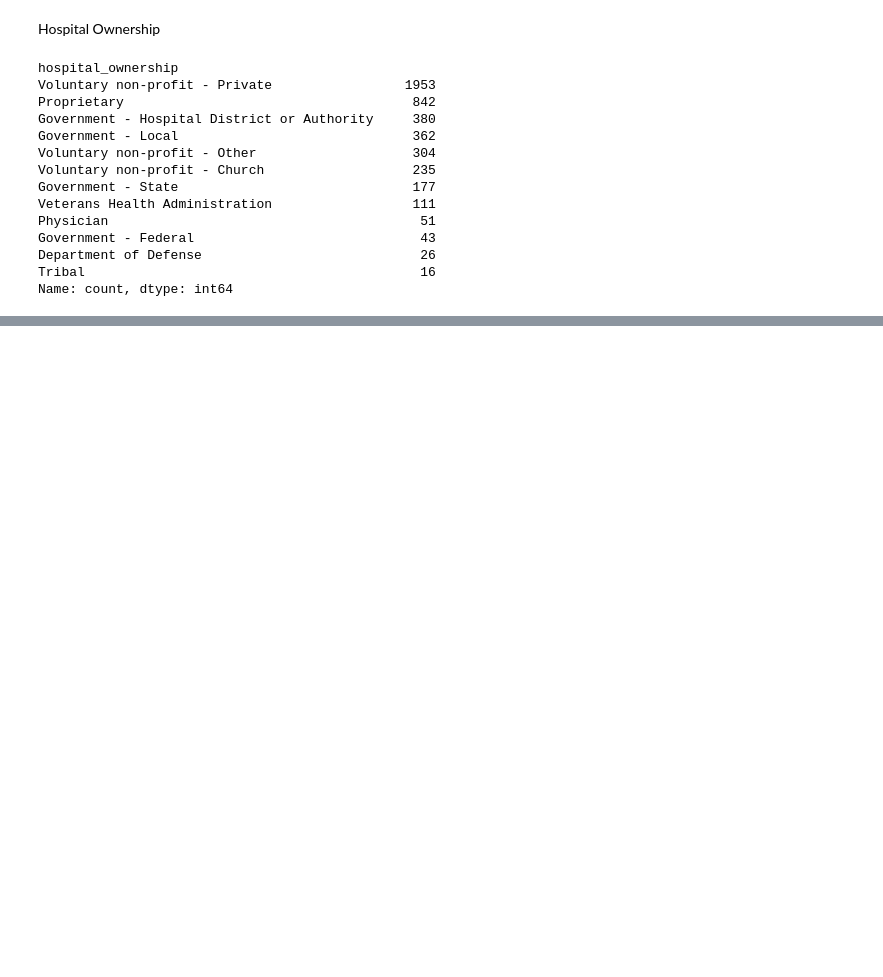
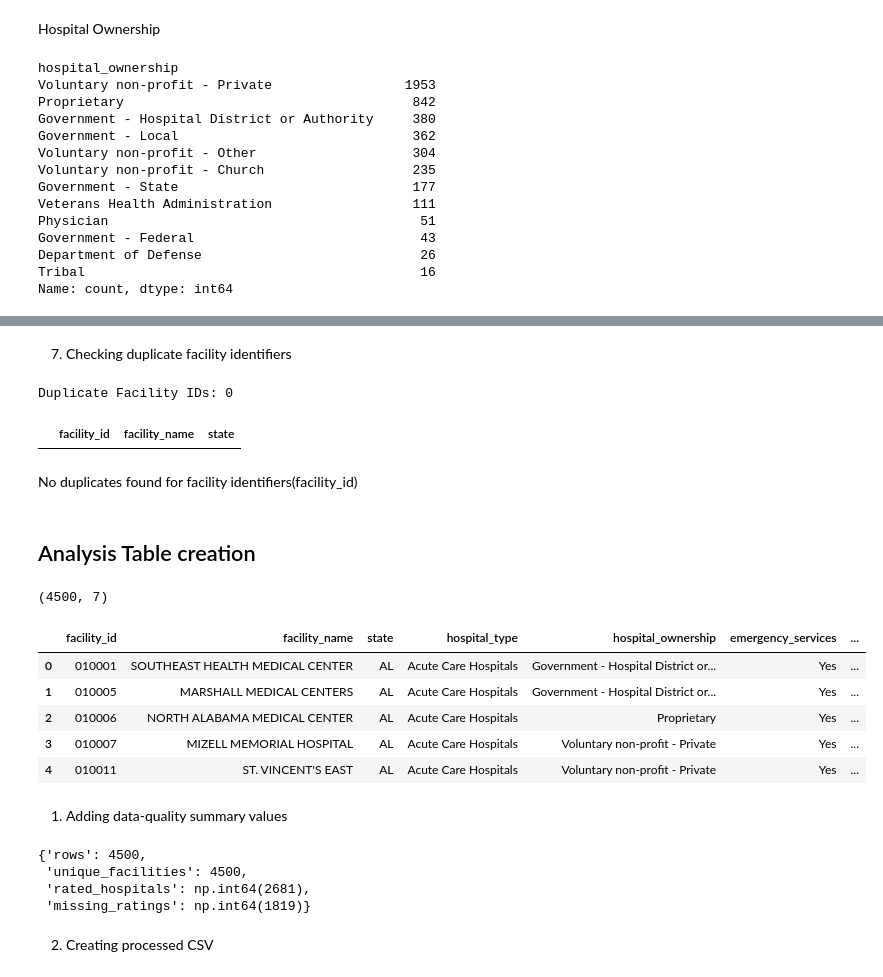
Before and after one commit to rtorresromero93/us-hospital-quality-analysis, a Jupyter notebook: notebooks/01_hospital_quality_analysis.ipynb, the cells around one changed output, grey strips where cells are left out. Saved outputs shown, nothing was run; the diff lists cells and outputs as text; code cells hidden in the pictures; blank space fills up the shorter version.

Commit message:
Clean and validate CMS hospital quality data

```diff
--- a/notebooks/01_hospital_quality_analysis.ipynb
+++ b/notebooks/01_hospital_quality_analysis.ipynb
@@ -291,0 +302,10 @@ Name: count, dtype: int64
+# %%
+df.columns=(
+    df.columns
+     .str.strip()
+     .str.lower()
+     .str.replace(r"[^a-z0-9]+","_",regex=True)
+     .str.strip("_")
+)
+
+df.columns.tolist()
@@ -291,0 +332,2 @@ Name: count, dtype: int64
+# %%
+df["facility_id"]=df["facility_id"].astype("string")
@@ -291,0 +336,5 @@ Name: count, dtype: int64
+# %%
+df["hospital_overall_rating"]=pd.to_numeric(
+    df["hospital_overall_rating"],
+    errors="coerce"
+)
@@ -291,0 +345,7 @@ Name: count, dtype: int64
+# %%
+df["state"]=(
+    df["state"]
+     .astype("string")
+     .str.strip()
+     .str.upper()
+)
@@ -291,0 +367,56 @@ Name: count, dtype: int64
+# %% [markdown]
+7. Checking duplicate facility identifiers
+# %%
+duplicate_facilities = df["facility_id"].duplicated(keep=False)
+print("Duplicate Facility IDs:", duplicate_facilities.sum())
+df.loc[duplicate_facilities, [
+    "facility_id", "facility_name", "state"
+]].head(20)
+# %% [output]
+Duplicate Facility IDs: 0
+|  | facility_id | facility_name | state |
+# %% [markdown]
+No duplicates found for facility identifiers(facility_id)
+# %% [markdown]
+## Analysis Table creation
+# %%
+core_columns = [
+    "facility_id",
+    "facility_name",
+    "city_town",
+    "state",
+    "hospital_type",
+    "hospital_ownership",
+    "emergency_services",
+    "hospital_overall_rating",
+]
+available_core = [c for c in core_columns if c in df.columns]
+hospitals = df[available_core].copy()
+
+print(hospitals.shape)
+hospitals.head()
+# %% [output]
+(4500, 7)
+|  | facility_id | facility_name | state | hospital_type | hospital_ownership | emergency_services | ... |
+| 0 | 010001 | SOUTHEAST HEALTH MEDICAL CENTER | AL | Acute Care Hospitals | Government - Hospital District or... | Yes | ... |
+| 1 | 010005 | MARSHALL MEDICAL CENTERS | AL | Acute Care Hospitals | Government - Hospital District or... | Yes | ... |
+| 2 | 010006 | NORTH ALABAMA MEDICAL CENTER | AL | Acute Care Hospitals | Proprietary | Yes | ... |
+| 3 | 010007 | MIZELL MEMORIAL HOSPITAL | AL | Acute Care Hospitals | Voluntary non-profit - Private | Yes | ... |
+| 4 | 010011 | ST. VINCENT'S EAST | AL | Acute Care Hospitals | Voluntary non-profit - Private | Yes | ... |
+# %% [markdown]
+1. Adding data-quality summary values
+# %%
+quality_summary = {
+    "rows": len(hospitals),
+    "unique_facilities": hospitals["facility_id"].nunique(),
+    "rated_hospitals": hospitals["hospital_overall_rating"].notna().sum(),
+    "missing_ratings": hospitals["hospital_overall_rating"].isna().sum(),
+}
+quality_summary
+# %% [output]
+{'rows': 4500,
+ 'unique_facilities': 4500,
+ 'rated_hospitals': np.int64(2681),
+ 'missing_ratings': np.int64(1819)}
+# %% [markdown]
+2. Creating processed CSV
```
Also changed, not shown: parts of 13 cells of this notebook.
